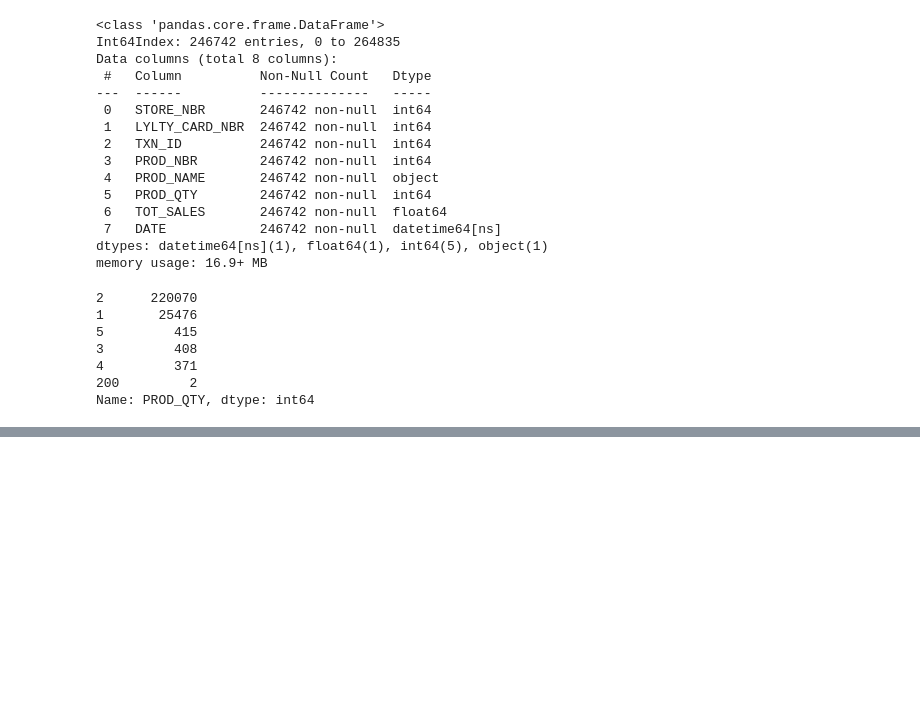
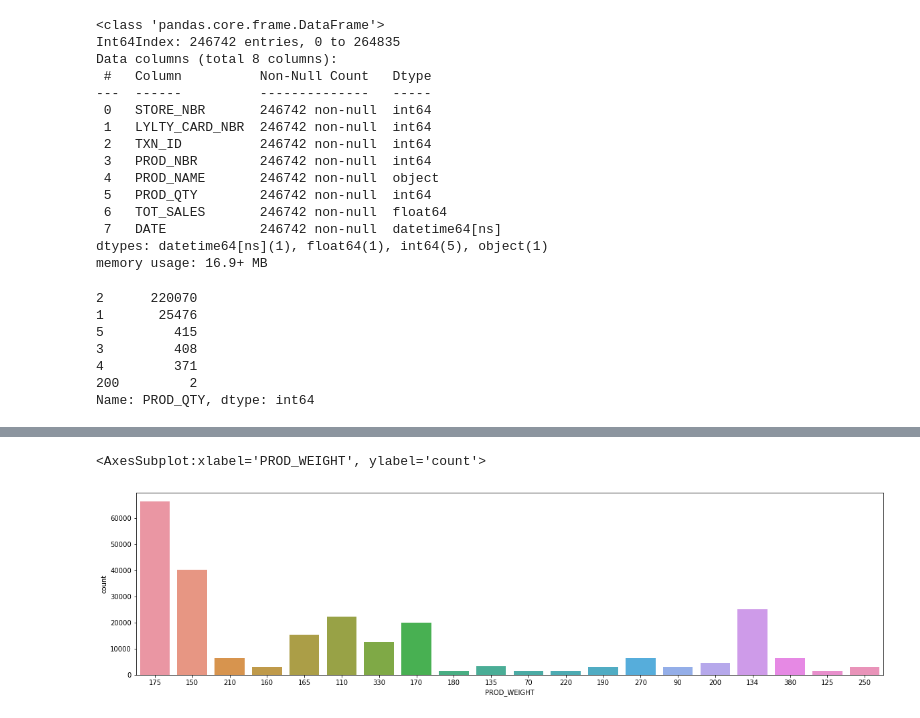
Before and after one commit to alicelo125/Quantium-task, a Jupyter notebook: data-analysis.ipynb, the cells around one changed output, grey strips where cells are left out. Saved outputs shown, nothing was run; the diff lists cells and outputs as text; code cells hidden in the pictures; blank space fills up the shorter version.

```diff
--- a/data-analysis.ipynb
+++ b/data-analysis.ipynb
@@ -169,2 +218,9 @@ See the caveats in the documentation: https://pandas.pydata.org/pandas-docs/stab
+# %%
+plt.figure(figsize=(20,5))
+sns.countplot(x='PROD_WEIGHT',data=chips)
+#175 & 150 g package are popular
+# %% [output]
+<AxesSubplot:xlabel='PROD_WEIGHT', ylabel='count'>
+[figure, added]
 # %%
 plt.figure(figsize=(20,5))
```
Also changed, not shown: parts of 23 cells of this notebook.
